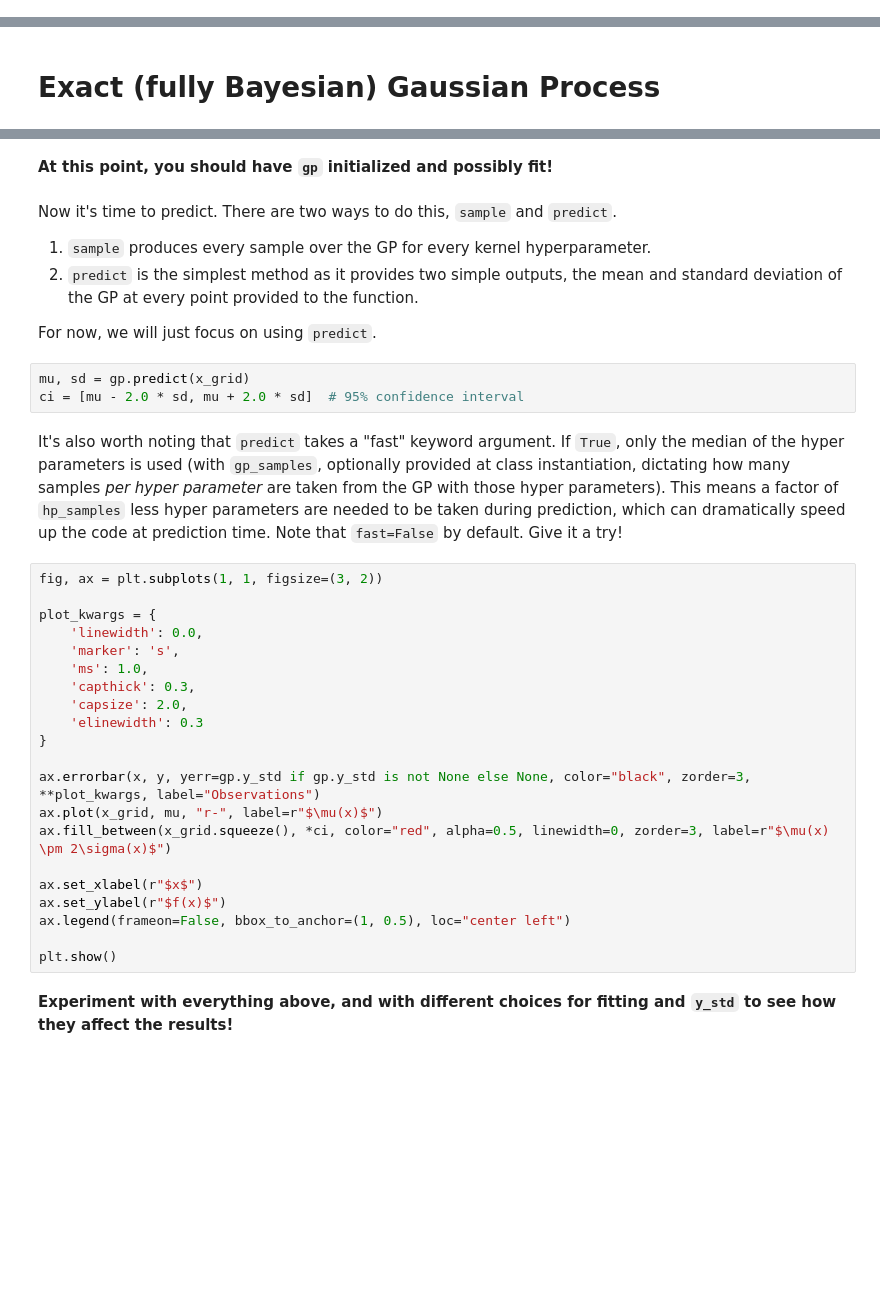
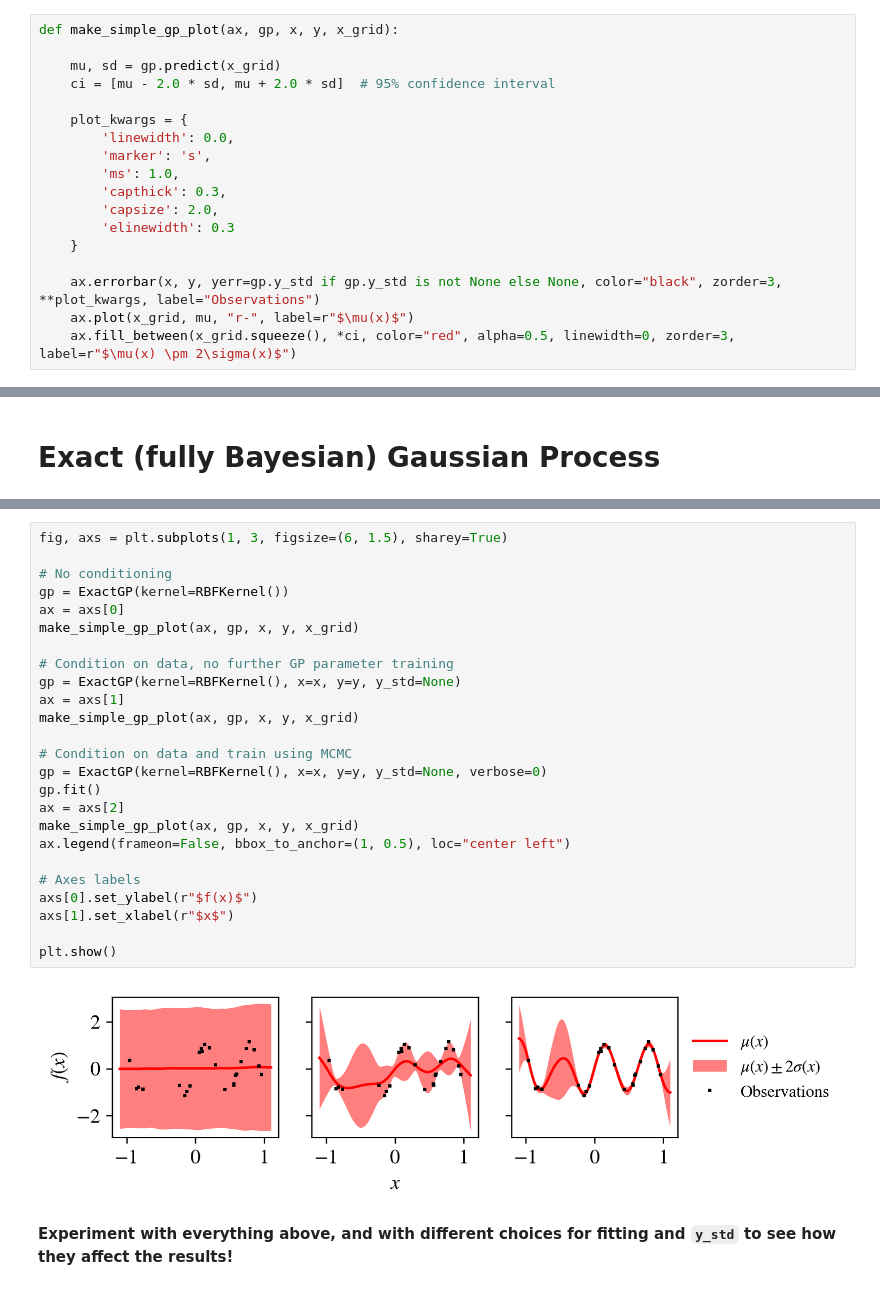
Before and after one commit to matthewcarbone/gpax, a Jupyter notebook: examples/00_Simple_Examples.ipynb, the cells around one changed output, grey strips where cells are left out. Saved outputs shown, nothing was run; the diff lists cells and outputs as text; blank space fills up the shorter version.

Commit message:
Update simple example notebook

```diff
--- a/examples/00_Simple_Examples.ipynb
+++ b/examples/00_Simple_Examples.ipynb
@@ -21,3 +23,21 @@ from gpax.state import set_rng_key
+# %%
+def make_simple_gp_plot(ax, gp, x, y, x_grid):
+
+    mu, sd = gp.predict(x_grid)
+    ci = [mu - 2.0 * sd, mu + 2.0 * sd]  # 95% confidence interval
+
+    plot_kwargs = {
+        'linewidth': 0.0,
+        'marker': 's',
+        'ms': 1.0,
+        'capthick': 0.3,
+        'capsize': 2.0,
+        'elinewidth': 0.3
+    }
+
+    ax.errorbar(x, y, yerr=gp.y_std if gp.y_std is not None else None, color="black", zorder=3, **plot_kwargs, label="Observations")
+    ax.plot(x_grid, mu, "r-", label=r"$\mu(x)$")
+    ax.fill_between(x_grid.squeeze(), *ci, color="red", alpha=0.5, linewidth=0, zorder=3, label=r"$\mu(x) \pm 2\sigma(x)$")
 # %% [markdown]
 # Set the experiment data and key
 # %% [markdown]
@@ -59,37 +78,30 @@ _Note: for 2 and 3, if a scalar is provided, that scalar is broadcast to all obs
-# %% [markdown]
-**At this point, you should have `gp` initialized and possibly fit!**
-# %% [markdown]
-Now it's time to predict. There are two ways to do this, `sample` and `predict`.
-1. `sample` produces every sample over the GP for every kernel hyperparameter.
-2. `predict` is the simplest method as it provides two simple outputs, the mean and standard deviation of the GP at every point provided to the function.
-
-For now, we will just focus on using `predict`.
-# %%
-mu, sd = gp.predict(x_grid)
-ci = [mu - 2.0 * sd, mu + 2.0 * sd]  # 95% confidence interval
-# %% [markdown]
-It's also worth noting that `predict` takes a "fast" keyword argument. If `True`, only the median of the hyper parameters is used (with `gp_samples`, optionally provided at class instantiation, dictating how many samples _per hyper parameter_ are taken from the GP with those hyper parameters). This means a factor of `hp_samples` less hyper parameters are needed to be taken during prediction, which can dramatically speed up the code at prediction time. Note that `fast=False` by default. Give it a try!
-# %%
-fig, ax = plt.subplots(1, 1, figsize=(3, 2))
-
-plot_kwargs = {
-    'linewidth': 0.0,
-    'marker': 's',
-    'ms': 1.0,
-    'capthick': 0.3,
-    'capsize': 2.0,
-    'elinewidth': 0.3
-}
-
-ax.errorbar(x, y, yerr=gp.y_std if gp.y_std is not None else None, color="black", zorder=3, **plot_kwargs, label="Observations")
-ax.plot(x_grid, mu, "r-", label=r"$\mu(x)$")
-ax.fill_between(x_grid.squeeze(), *ci, color="red", alpha=0.5, linewidth=0, zorder=3, label=r"$\mu(x) \pm 2\sigma(x)$")
-
-ax.set_xlabel(r"$x$")
-ax.set_ylabel(r"$f(x)$")
-ax.legend(frameon=False, bbox_to_anchor=(1, 0.5), loc="center left")
-
-plt.show()
+# %%
+fig, axs = plt.subplots(1, 3, figsize=(6, 1.5), sharey=True)
+
+# No conditioning
+gp = ExactGP(kernel=RBFKernel())
+ax = axs[0]
+make_simple_gp_plot(ax, gp, x, y, x_grid)
+
+# Condition on data, no further GP parameter training
+gp = ExactGP(kernel=RBFKernel(), x=x, y=y, y_std=None)
+ax = axs[1]
+make_simple_gp_plot(ax, gp, x, y, x_grid)
+
+# Condition on data and train using MCMC
+gp = ExactGP(kernel=RBFKernel(), x=x, y=y, y_std=None, verbose=0)
+gp.fit()
+ax = axs[2]
+make_simple_gp_plot(ax, gp, x, y, x_grid)
+ax.legend(frameon=False, bbox_to_anchor=(1, 0.5), loc="center left")
+
+# Axes labels
+axs[0].set_ylabel(r"$f(x)$")
+axs[1].set_xlabel(r"$x$")
+
+plt.show()
+# %% [output]
+[figure, added]
 # %% [markdown]
 **Experiment with everything above, and with different choices for fitting and `y_std` to see how they affect the results!**
 # %% [markdown]
```
Also changed, not shown: parts of 8 cells of this notebook.
